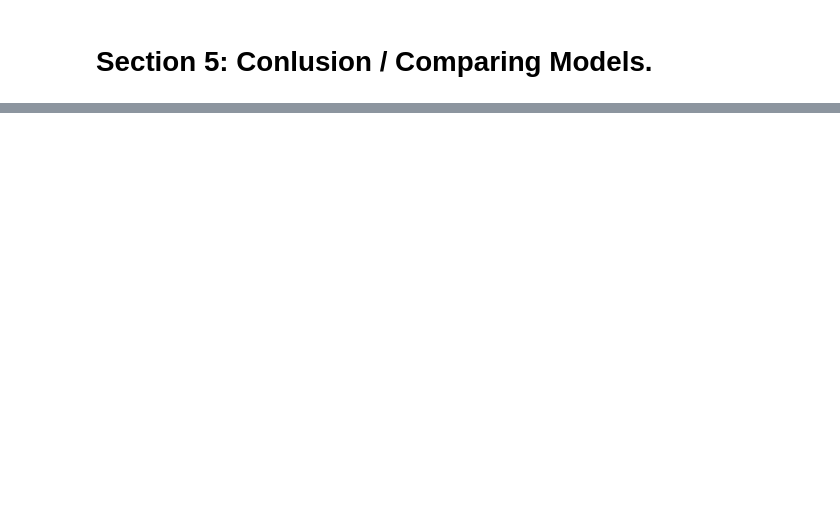
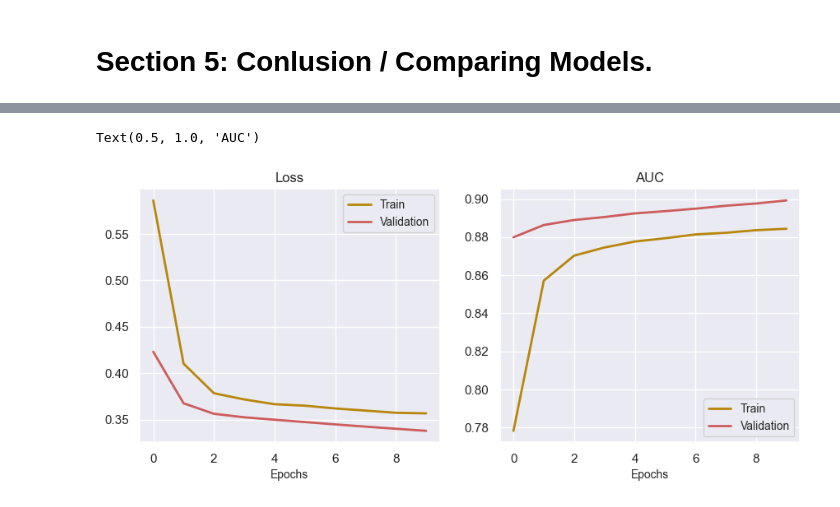
Before and after one commit to kevinyi901/W207, a Jupyter notebook: W207_Final.ipynb, the cells around one changed output, grey strips where cells are left out. Cells and saved outputs as stored; diff of their text form; code cells hidden in the pictures; blank space fills up the shorter version.

Commit message:
Update with fine tune model

```diff
--- a/W207_Final.ipynb
+++ b/W207_Final.ipynb
@@ -1200,0 +1239,6 @@ Test Recall: 0.9616382718086243
+# %%
+# Prepare our input values (tokenizing, adding special tokens, padding, and attention mask)
+
+train_x = batch_encode(X_train, tokenizer, max_seq_len)
+val_x = batch_encode(X_val, tokenizer, max_seq_len)
+test_x = batch_encode(X_test, tokenizer, max_seq_len)
@@ -1200,0 +1247,15 @@ Test Recall: 0.9616382718086243
+# %%
+# Create and compile model
+
+model = create_model(max_seq_len, model_name, 1)
+
+model.compile(
+    loss=tf.keras.losses.BinaryCrossentropy(),
+    optimizer=tf.keras.optimizers.Adam(learning_rate=0.00002),
+    metrics=[
+        'accuracy',
+        tf.keras.metrics.AUC(name='auc'),
+        tf.keras.metrics.Precision(name='precision'),
+        tf.keras.metrics.Recall(name='recall')
+    ]
+)
@@ -1200,0 +1313,25 @@ Test Recall: 0.9616382718086243
+# %%
+# grab history
+history = hist.history
+
+# plot loss for train and validation
+fig = plt.figure(figsize=(16, 4))
+ax = fig.add_subplot(1, 3, 1)
+plt.plot(history['loss'], lw=2, color='darkgoldenrod')
+plt.plot(history['val_loss'], lw=2, color='indianred')
+plt.legend(['Train', 'Validation'], fontsize=10)
+#plt.ylim(0.5,0.7)
+ax.set_xlabel('Epochs', size=10)
+ax.set_title('Loss');
+
+# Plot AUC for train and validation
+ax = fig.add_subplot(1, 3, 2)
+plt.plot(history['auc'], lw=2, color='darkgoldenrod')  # Train AUC
+plt.plot(history['val_auc'], lw=2, color='indianred')  # Validation AUC
+plt.legend(['Train', 'Validation'], fontsize=10)
+#plt.ylim(0.7,0.8)  # Optional: Set limits for y-axis
+ax.set_xlabel('Epochs', size=10)
+ax.set_title('AUC')
+# %% [output]
+Text(0.5, 1.0, 'AUC')
+[figure, added]
```
Also changed, not shown: parts of 21 cells of this notebook.
